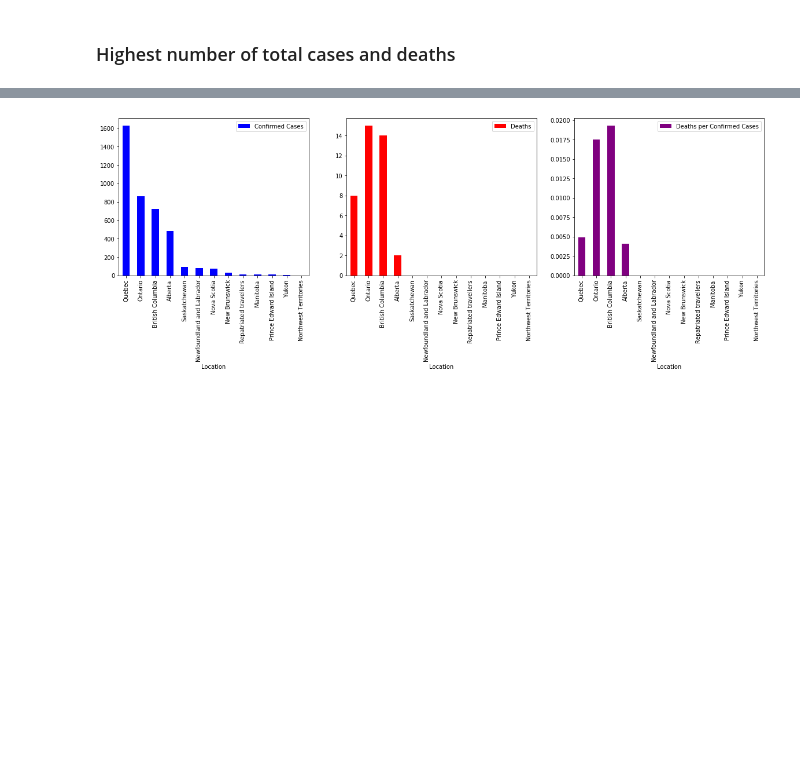
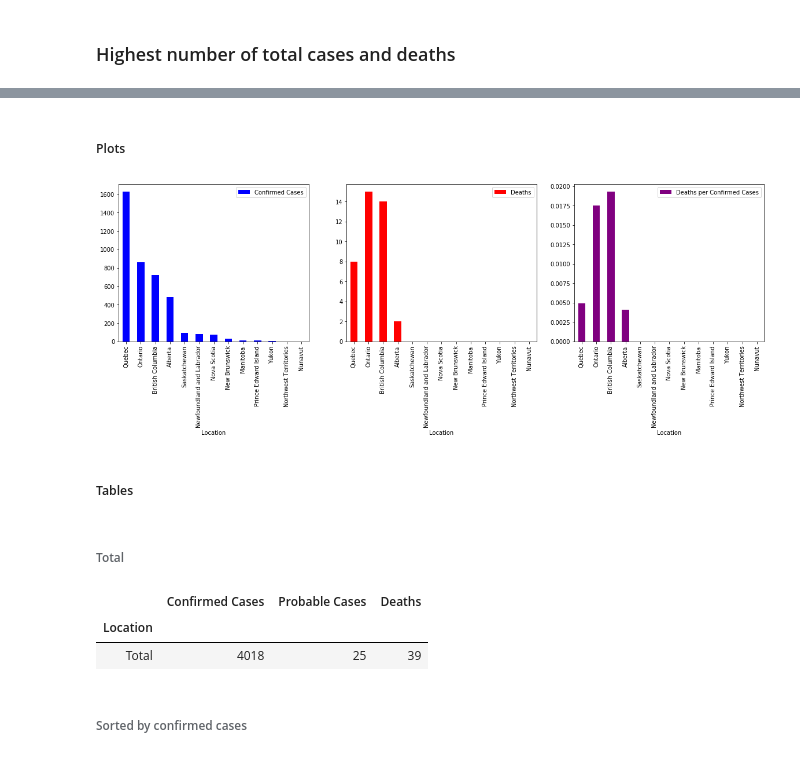
Before and after one commit to ambreen2006/Covid-19-Analysis, a Jupyter notebook: Covid-19-per-capita.ipynb, the cells around one changed output, grey strips where cells are left out. Drawn from its saved outputs; the diff is of its cells as text; code cells hidden in the pictures; blank space fills up the shorter version.

```diff
--- a/Covid-19-per-capita.ipynb
+++ b/Covid-19-per-capita.ipynb
@@ -187,0 +201,3 @@ dtype: object
+# %%
+canadian_data.rename(columns = {'Confirmed_Cases_Per_Capita':'Confirmed Cases Per Capita',
+                                'Deaths_Per_Capita':'Deaths Per Capita'}, inplace = True)
@@ -417,4 +395,0 @@ canadian_data['Deaths per Confirmed Cases'] = (canadian_data['Deaths'].div(canad
-# %%
-canadian_data_total = canadian_data[canadian_data['Location'] == 'Total']
-canadian_data = canadian_data[canadian_data['Location'] != 'Total']
-canadian_data_total
@@ -429,3 +402,0 @@ plt.savefig('canadian_provinces_all.png', bbox_inches = 'tight')
-# %%
-canadian_data = canadian_data.nlargest(13, 'Confirmed Cases')
-canadian_data
@@ -447,8 +403,24 @@ canadian_data
+# %%
+canadian_data.sort_values(by = 'Confirmed Cases', ascending = False, inplace = True)
+# %% [markdown]
+##### Plots
 # %%
 _, (ax1, ax2, ax3) = plt.subplots(1, 3, figsize=(20, 5))
-canadian_data.plot(kind = 'bar', x = 'Location', y = 'Confirmed Cases', color = ['blue'], ax = ax1)
-canadian_data.plot(kind = 'bar', x = 'Location', y = 'Deaths', color = ['red'], ax = ax2)
-canadian_data.plot(kind = 'bar', x = 'Location', y = 'Deaths per Confirmed Cases', color = ['purple'], ax = ax3)
+canadian_data.plot(kind = 'bar', y = 'Confirmed Cases', color = ['blue'], ax = ax1)
+canadian_data.plot(kind = 'bar', y = 'Deaths', color = ['red'], ax = ax2)
+canadian_data.plot(kind = 'bar', y = 'Deaths per Confirmed Cases', color = ['purple'], ax = ax3)
 plt.savefig('canadian_provinces.png', bbox_inches = 'tight')
 # %% [output]
-[figure, old version]
+[figure, new version]
+# %% [markdown]
+##### Tables
+# %% [markdown]
+###### Total
+# %%
+canadian_data_total
+# %% [output]
+|  | Confirmed Cases | Probable Cases | Deaths |
+| Location |  |  |  |
+| Total | 4018 | 25 | 39 |
+# %% [markdown]
+###### Sorted by confirmed cases
```
Also changed, not shown: parts of 113 cells of this notebook, 2 other files.
